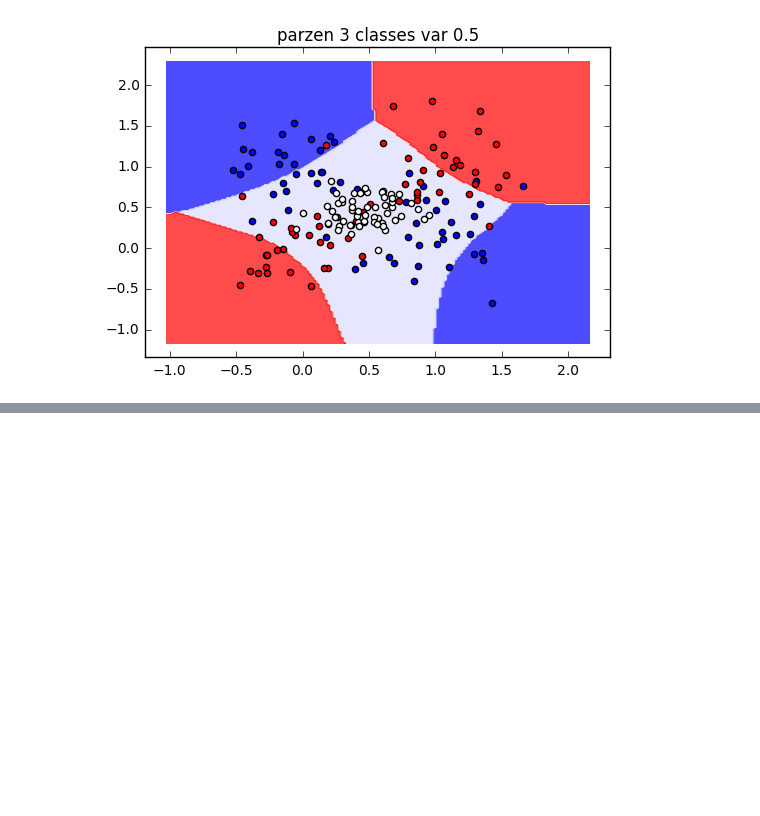
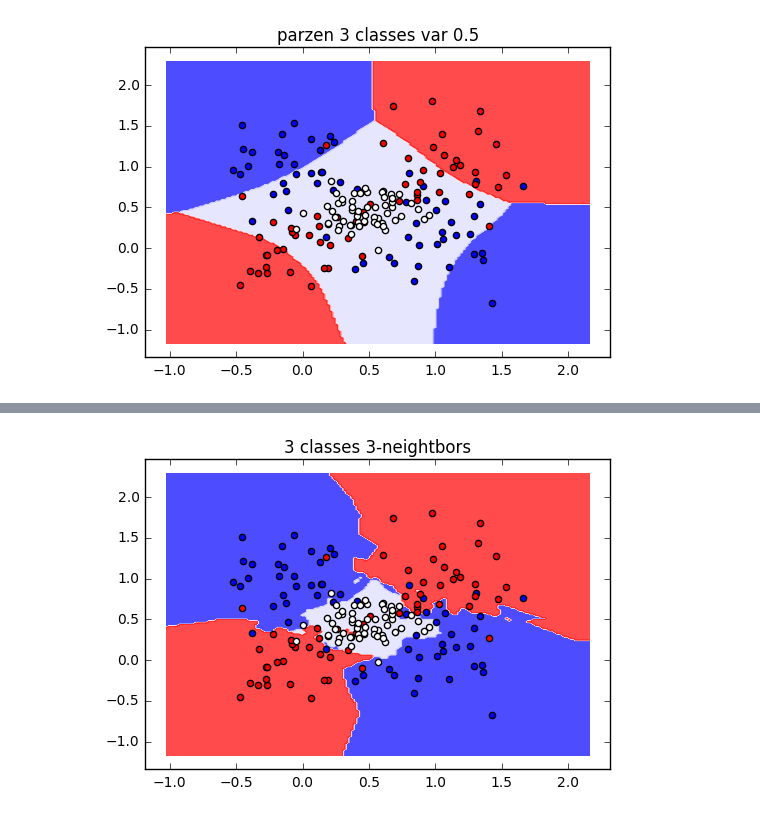
Before and after one commit to p16i/course-machine-intelligence-1, a Jupyter notebook: w6/classification-and-rbf.ipynb, the cells around one changed output, grey strips where cells are left out. Cells and saved outputs as stored; diff of their text form; code cells hidden in the pictures; blank space fills up the shorter version.

```diff
--- a/w6/classification-and-rbf.ipynb
+++ b/w6/classification-and-rbf.ipynb
@@ -203,0 +213,5 @@ plotContour( new_training_x, pred_parzen3_05, "parzen 3 classes var 0.5", colors
+# %%
+(pred_3c_3nn, _ ) = predict_knn( new_training_x, new_y_encoded, xx_yy, 3, classes=[-1,1,0] )
+plotContour( new_training_x, pred_3c_3nn, "3 classes 3-neightbors", colors=('b','r', 'w') )
+# %% [output]
+[figure, added]
```
Also changed, not shown: parts of 5 cells of this notebook.
